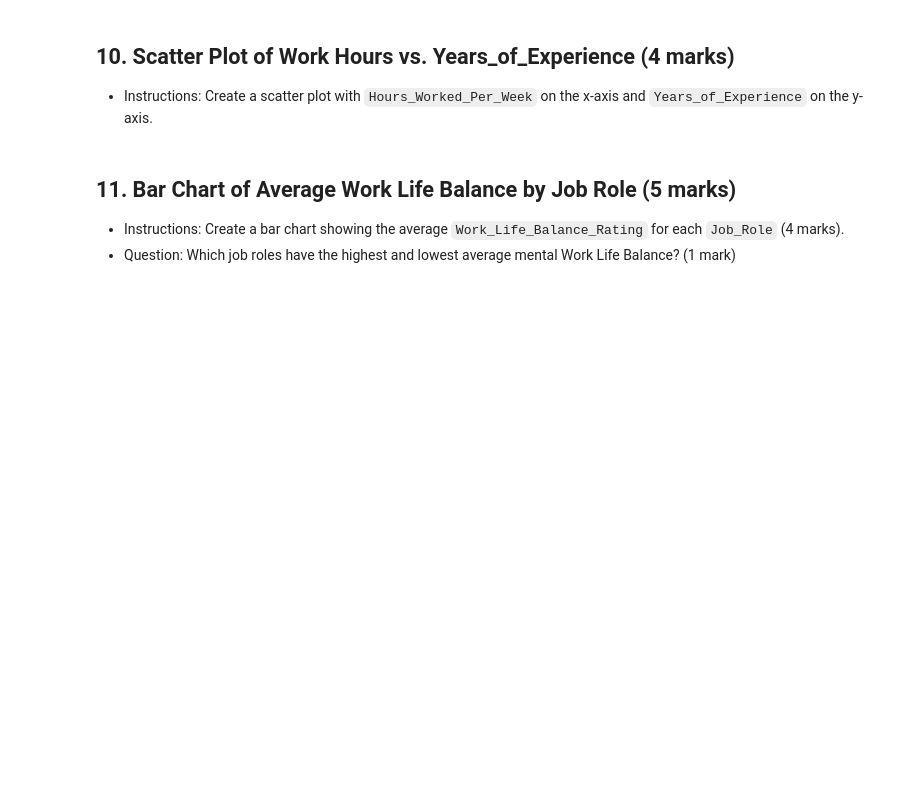
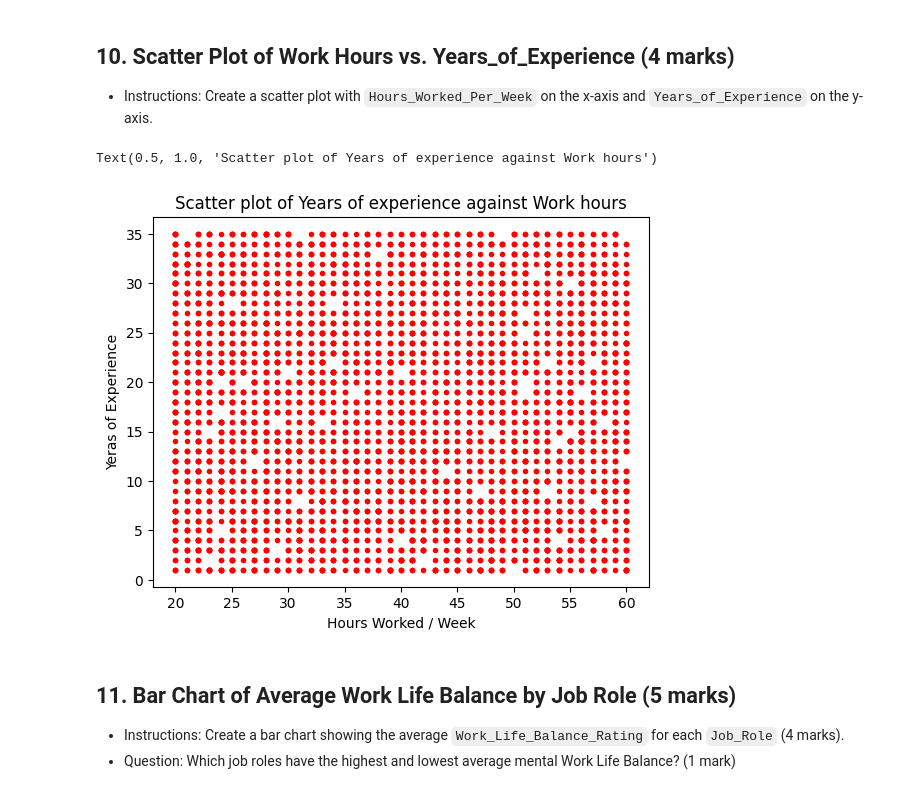
Before and after one commit to Sha-k1/Data-Analytics-Python, a Jupyter notebook: Assessment/Data_Analytics_with_Python_Assessment.ipynb, the cells around one changed output. Cells and saved outputs as stored; diff of their text form; code cells hidden in the pictures; blank space fills up the shorter version.

```diff
--- a/Assessment/Data_Analytics_with_Python_Assessment.ipynb
+++ b/Assessment/Data_Analytics_with_Python_Assessment.ipynb
@@ -351,3 +349,12 @@ Text(0.5, 1.0, 'Distribution of Employee Working Hours per Week')
+# %%
+# Write code here
+plt.scatter(df.Hours_Worked_Per_Week, df.Years_of_Experience, color = "red", marker = '.')
+plt.xlabel("Hours Worked / Week")
+plt.ylabel("Yeras of Experience")
+plt.title("Scatter plot of Years of experience against Work hours")
+# %% [output]
+Text(0.5, 1.0, 'Scatter plot of Years of experience against Work hours')
+[figure, added]
 # %% [markdown]
 ## 11. Bar Chart of Average Work Life Balance by Job Role (5 marks)
 - Instructions: Create a bar chart showing the average `Work_Life_Balance_Rating` for each `Job_Role` (4 marks).
```
Also changed, not shown: parts of 1 cell of this notebook.
